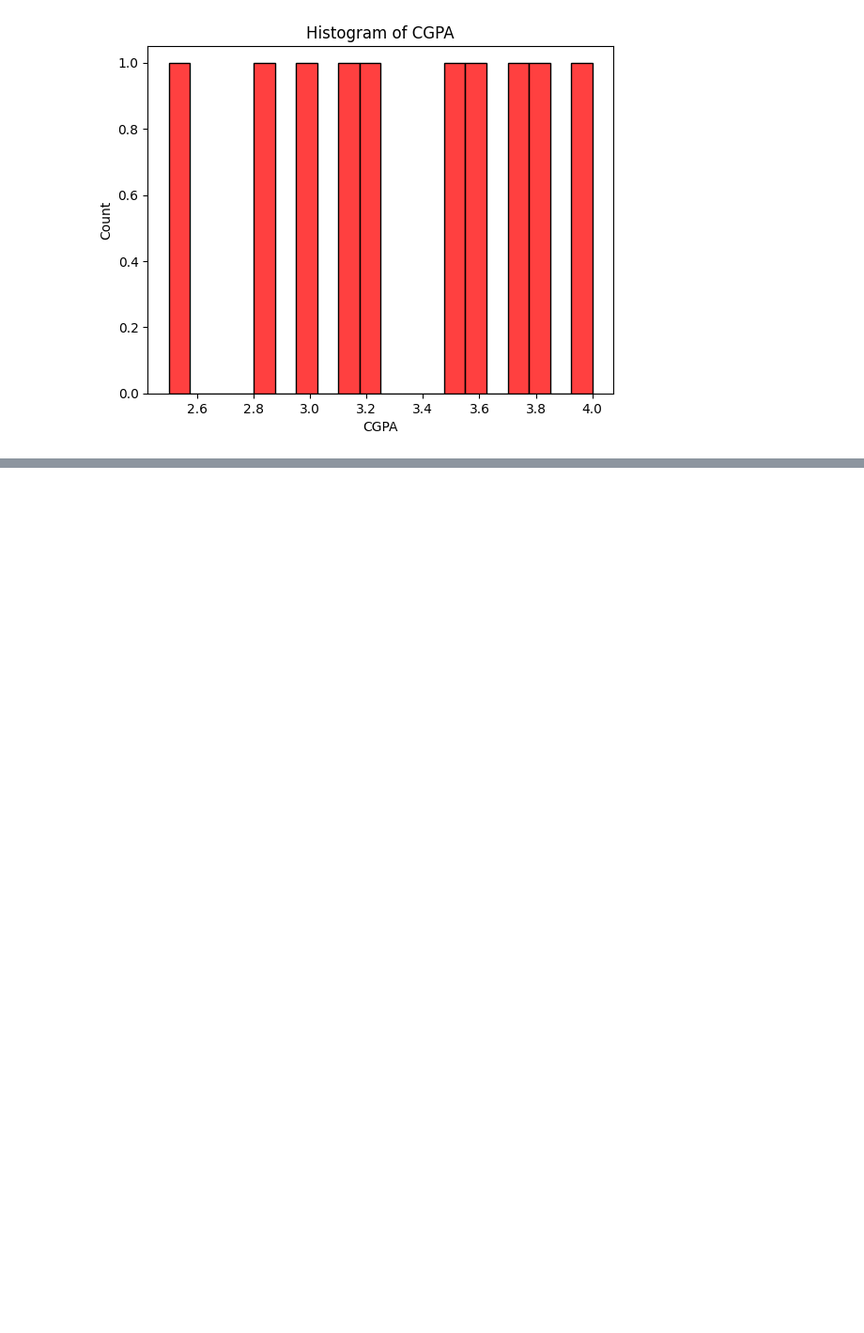
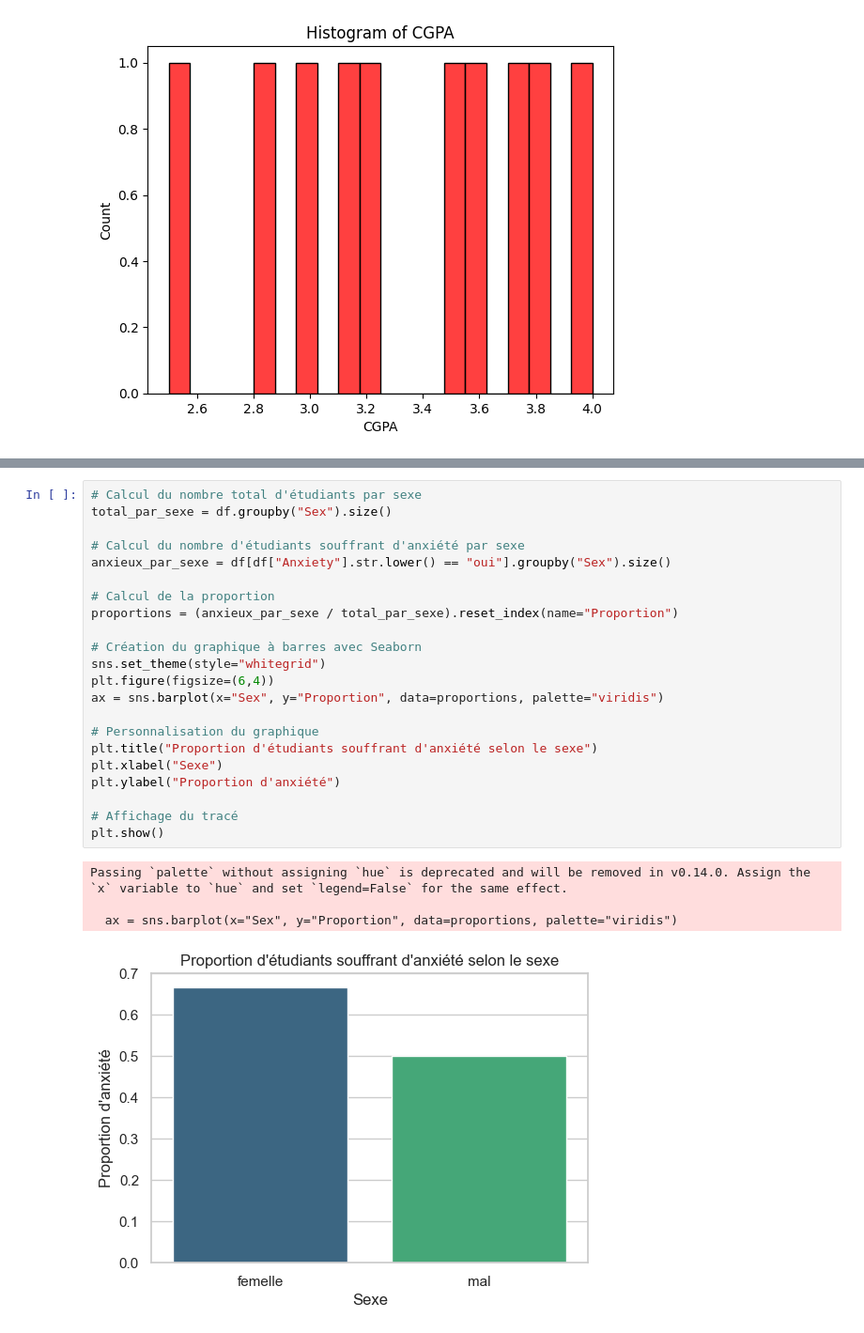
Before and after one commit to imajdadi/GenAiMachineBootcamp, a Jupyter notebook: GenAiMachineBootcamp/Week2/Day4/Exo/Exo.ipynb, the cells around one changed output, grey strips where cells are left out. Shown: that part at 94% size. Saved outputs shown, nothing was run; the diff lists cells and outputs as text; blank space fills up the shorter version.

```diff
--- a/GenAiMachineBootcamp/Week2/Day4/Exo/Exo.ipynb
+++ b/GenAiMachineBootcamp/Week2/Day4/Exo/Exo.ipynb
@@ -71,0 +60,27 @@ AttributeError: 'DataFrame' object has no attribute 'map_lower'
+# %%
+# Calcul du nombre total d'étudiants par sexe
+total_par_sexe = df.groupby("Sex").size()
+
+# Calcul du nombre d'étudiants souffrant d'anxiété par sexe
+anxieux_par_sexe = df[df["Anxiety"].str.lower() == "oui"].groupby("Sex").size()
+
+# Calcul de la proportion
+proportions = (anxieux_par_sexe / total_par_sexe).reset_index(name="Proportion")
+
+# Création du graphique à barres avec Seaborn
+sns.set_theme(style="whitegrid")
+plt.figure(figsize=(6,4))
+ax = sns.barplot(x="Sex", y="Proportion", data=proportions, palette="viridis")
+
+# Personnalisation du graphique
+plt.title("Proportion d'étudiants souffrant d'anxiété selon le sexe")
+plt.xlabel("Sexe")
+plt.ylabel("Proportion d'anxiété")
+
+# Affichage du tracé
+plt.show()
+# %% [output]
+Passing `palette` without assigning `hue` is deprecated and will be removed in v0.14.0. Assign the `x` variable to `hue` and set `legend=False` for the same effect.
+
+  ax = sns.barplot(x="Sex", y="Proportion", data=proportions, palette="viridis")
+[figure, added]
```
Also changed, not shown: parts of 6 cells of this notebook.
